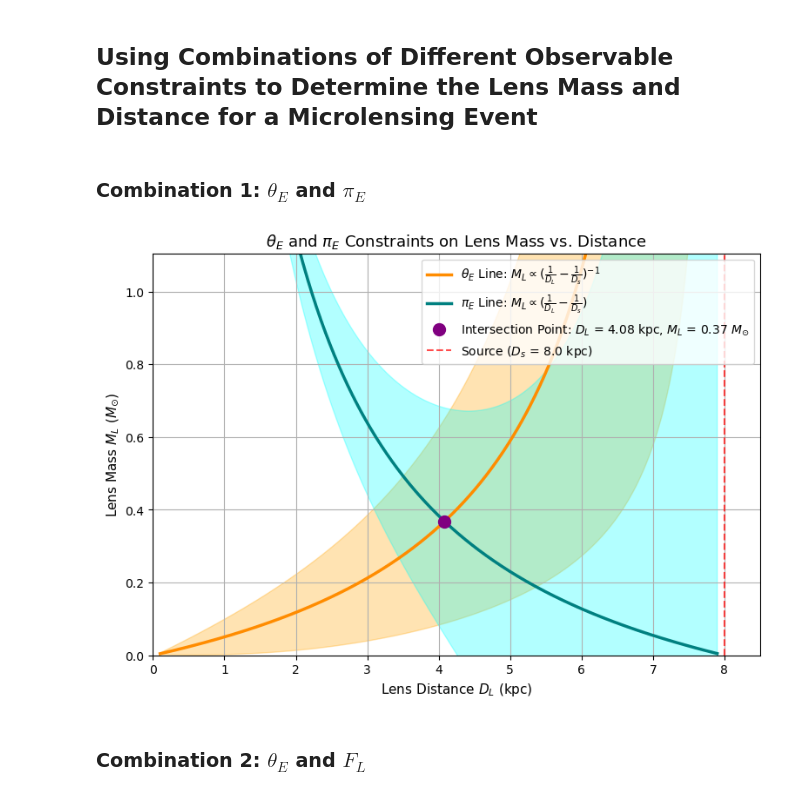
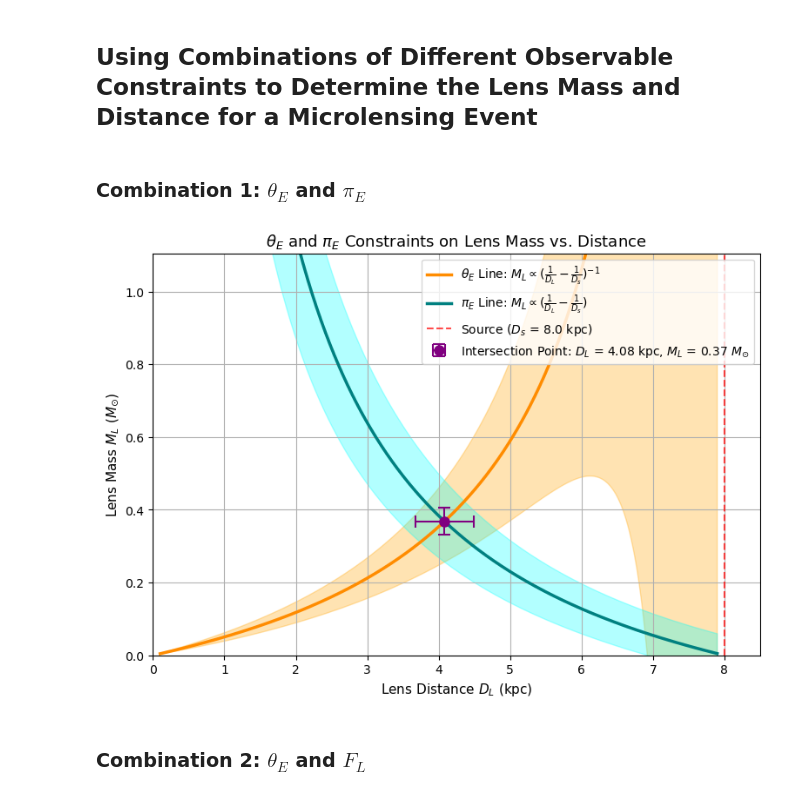
Before and after one commit to truskoa1/Roman-Microlensing-Mass-Distance, a Jupyter notebook: ML_vs_DL_plots.ipynb, the cells around one changed output. Drawn from its saved outputs; the diff is of its cells as text; code cells hidden in the pictures.

Commit message:
fixed some errors and added 10% error bars to the mass and distance point intersection

```diff
--- a/ML_vs_DL_plots.ipynb
+++ b/ML_vs_DL_plots.ipynb
@@ -1,4 +1,2 @@
 # %% [markdown]
 ## Using Combinations of Different Observable Constraints to Determine the Lens Mass and Distance for a Microlensing Event
-# %% [markdown]
-### Combination 1: $\theta_E$ and $\pi_E$
@@ -5,7 +6,6 @@
+# %% [markdown]
+### Combination 1: $\theta_E$ and $\pi_E$
 # %%
-import numpy as np
-import matplotlib.pyplot as plt
-
 # Constants & Parameters
 D_s = 8.0        # Distance to the source star (kpc)
 kappa = 8.144    # Microlensing constant (mas / M_sun)
@@ -18,10 +18,10 @@ M_L = np.linspace(0.01, 2.0, 500)
 D_L = np.linspace(0.1, D_s - 0.1, 500)
 
 # uncertainties
-sigma_D_s = 0.1 * D_s  # 10% uncertainty in source distance
-sigma_D_L = 0.1 * D_L  # 10% uncertainty in lens distance (assuming we don't know it)
-sigma_theta_E = 0.1 * theta_E  # 10% uncertainty in theta_E
-sigma_pi_E = 0.1 * pi_E  # 10% uncertainty in pi_E
+sigma_D_s = 0.1 * D_s            # 10% uncertainty in source distance
+sigma_D_L = 0.1 * D_L            # 10% uncertainty in lens distance
+sigma_theta_E = 0.1 * theta_E    # 10% uncertainty in theta_E
+sigma_pi_E = 0.1 * pi_E          # 10% uncertainty in pi_E
 
 # theta_E constraint
 M_L_theta = ((theta_E**2) / (kappa)) * (D_s * D_L / (D_s - D_L))
@@ -29,46 +29,61 @@ M_L_theta = ((theta_E**2) / (kappa)) * (D_s * D_L / (D_s - D_L))
 M_L_pi = ((D_s - D_L) / (D_s * D_L)) * (1 / (kappa * pi_E**2))
 
 # uncertainties in mass
-sigma_M_L_theta_E = M_L * ((2 * sigma_theta_E / theta_E)**2 + (sigma_D_s)**2 * ((1 / D_s) - (1 / (D_s - D_L)))**2 + (sigma_D_L)**2 * ((1 / D_s + 1 / (D_s - D_L)))**2)**0.5
-sigma_M_L_pi_E = M_L * ((2 * sigma_pi_E / pi_E)**2 + (sigma_D_L)**2 * ((-1 / (D_s - D_L)) - (1 / D_L))**2 + (sigma_D_s)**2 * ((-1 / D_s) + (1 / (D_s - D_L)))**2)**0.5
+sigma_M_L_theta_E = M_L_theta * ((2 * sigma_theta_E / theta_E)**2 + (sigma_D_s)**2 * ((1 / D_s) - (1 / (D_s - D_L)))**2 + (sigma_D_L)**2 * (((1 / D_L) + 1 / (D_s - D_L)))**2)**0.5
+sigma_M_L_pi_E = M_L_pi * ((2 * sigma_pi_E / pi_E)**2 + (sigma_D_L)**2 * ((-1 / (D_s - D_L)) - (1 / D_L))**2 + (sigma_D_s)**2 * ((-1 / D_s) + (1 / (D_s - D_L)))**2)**0.5
 
 # Intersection Point
 D_L_intersect = 1.0 / (pi_E * theta_E + (1.0 / D_s))
 M_L_intersect = theta_E / (kappa * pi_E)
+yerr = 0.1 * M_L_intersect  # 10% uncertainty in mass at intersection
+xerr = 0.1 * D_L_intersect  # 10% uncertainty in intersection distance
 
 # Plotting to constrain M_L and D_L
 plt.figure(figsize=(9, 6))
 
 # Plot theta_E line
 plt.plot(D_L, M_L_theta, color='darkorange', linewidth=2.5,
          label=r'$\theta_E$ Line: $M_L \propto (\frac{1}{D_L} - \frac{1}{D_s})^{-1}$')
 plt.fill_between(D_L, M_L_theta - sigma_M_L_theta_E, M_L_theta + sigma_M_L_theta_E, color='orange', alpha=0.3)
 
 # Plot pi_E line
 plt.plot(D_L, M_L_pi, color='teal', linewidth=2.5,
         label=r'$\pi_E$ Line: $M_L \propto (\frac{1}{D_L} - \frac{1}{D_s})$')
 plt.fill_between(D_L, M_L_pi - sigma_M_L_pi_E, M_L_pi + sigma_M_L_pi_E, color='cyan', alpha=0.3)
 
 # Plot intersection point
-plt.scatter(D_L_intersect, M_L_intersect, color='purple', s=100, zorder=5, label='Intersection Point: $D_L$ = {:.2f} kpc, $M_L$ = {:.2f} $M_{{\odot}}$'.format(D_L_intersect, M_L_intersect))
+plt.errorbar(
+    D_L_intersect,
+    M_L_intersect,
+    xerr=xerr,
+    yerr=yerr,
+    fmt='o',
+    markersize=8,
+    color='purple',
+    ecolor='purple',
+    capsize=5,
+    capthick=1.5,
+    label='Intersection Point: $D_L$ = {:.2f} kpc, $M_L$ = {:.2f} $M_{{\\odot}}$'
+          .format(D_L_intersect, M_L_intersect)
+)
 
 # Graph labels
 plt.title(r'$\theta_E$ and $\pi_E$ Constraints on Lens Mass vs. Distance', fontsize=13)
 plt.xlabel('Lens Distance $D_L$ (kpc)', fontsize=11)
 plt.ylabel('Lens Mass $M_L$ ($M_{\odot}$)', fontsize=11)
 
 # Plot D_s line
 plt.axvline(x=D_s, color='red', linestyle='--', alpha=0.7, label=f'Source ($D_s$ = {D_s} kpc)')
 
 # Adjusting limits to see intersection clearly
 plt.xlim(0, D_s + 0.5)
 plt.ylim(0, M_L_intersect * 3.0)
 plt.grid()
 plt.legend(loc='upper right')
 
 plt.show()
 # %% [output]
-[figure, old version]
+[figure, new version]
 # %% [markdown]
 ### Combination 2: $\theta_E$ and $F_{L}$
 # %%
```
Also changed, not shown: parts of 3 cells of this notebook.
